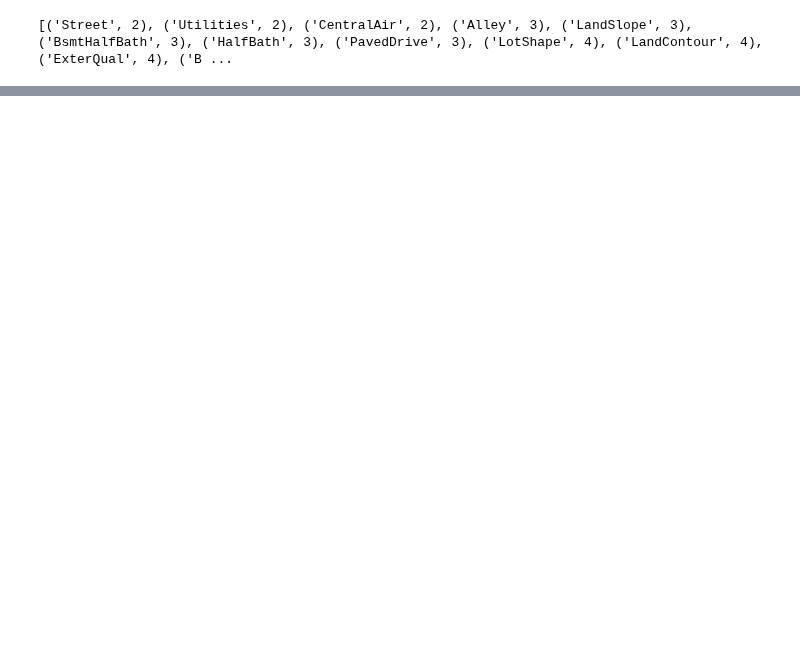
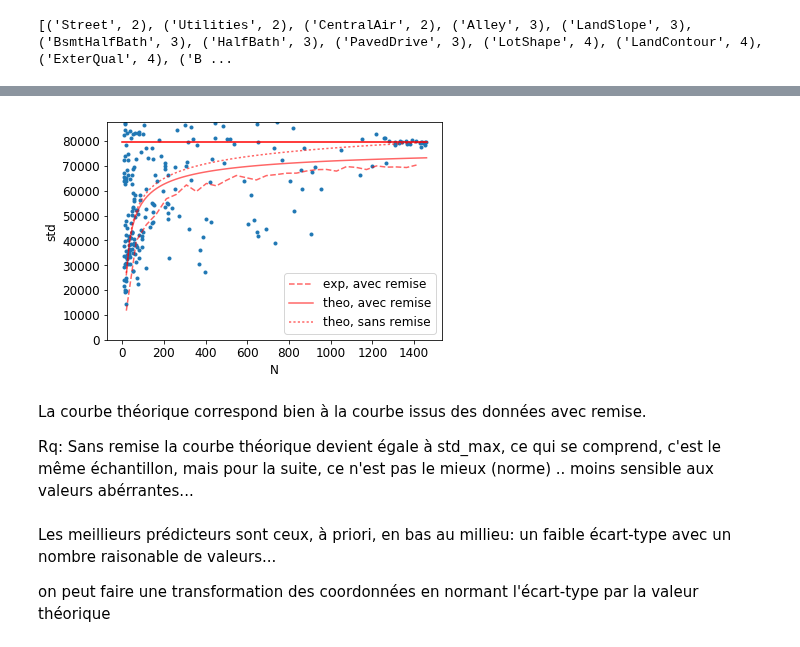
Before and after one commit to xdze2/xdze2.github.io-src, a Jupyter notebook: content/data/house_price.ipynb, the cells around one changed output, grey strips where cells are left out. Saved outputs shown, nothing was run; the diff lists cells and outputs as text; code cells hidden in the pictures; blank space fills up the shorter version.

```diff
--- a/content/data/house_price.ipynb
+++ b/content/data/house_price.ipynb
@@ -86,3 +68,0 @@ plt.plot( df['BedroomAbvGr'], df['SalePrice'], '.')
-# %%
-for classname, k in class_size[:60]:
-    print( '%s (%i): %s' % (classname , k, ' - '.join( [str(s) for s in df[classname].unique() ])) )
@@ -88,0 +112,3 @@ for classname, k in class_size[:60]:
+# %%
+maxstd =  SalePrice.std()
+maxN = df.shape[0]
@@ -88,0 +117,13 @@ for classname, k in class_size[:60]:
+# %%
+n_span = range( 20, maxN, int(maxN/30) )
+n_random, std_random = [], []
+for N in n_span:
+    echantillon = []
+    for k in range( 200 ):
+        V = np.random.choice(SalePrice, size=int(N), replace=True)
+        echantillon.append(  V.std() )
+
+    n_random.append( N )
+    std_random.append( np.std( echantillon ) )
+
+std_random = np.array(std_random)
@@ -88,0 +132,29 @@ for classname, k in class_size[:60]:
+# %%
+# https://fr.wikipedia.org/wiki/Estimateur_(statistique)#Estimateur_de_la_variance_de_Y
+# Pour une distribution gaussienne
+# Avec ou sans remise
+
+n_span_theo = np.linspace(20, maxN, 100)
+std_std_theo_sans = np.sqrt(1/n_span_theo )*maxstd * (maxN - n_span_theo)/(maxN-1)
+std_std_theo_avec = np.sqrt(1/n_span_theo )*maxstd
+# %%
+plt.plot(allN, allstd, '.')
+plt.plot([0, maxN], [maxstd, maxstd], 'r-')
+
+plt.plot(n_random, maxstd - 3*std_random,'--r', alpha=.6, label='exp, avec remise')
+plt.plot(n_span_theo, maxstd - 3*std_std_theo_avec,'-r', alpha=.6, label='theo, avec remise')
+plt.plot(n_span_theo, maxstd - 3*std_std_theo_sans,':r', alpha=.6, label='theo, sans remise')
+
+plt.xlabel('N'); plt.ylabel('std');
+plt.ylim([0, maxstd*1.101]); plt.legend();
+# %% [output]
+[figure, added]
+# %% [markdown]
+La courbe théorique correspond bien à la courbe issus des données avec remise.
+
+Rq: Sans remise la courbe théorique devient égale à std_max, ce qui se comprend, c'est le même échantillon,
+mais pour la suite, ce n'est pas le mieux (norme) .. moins sensible aux valeurs abérrantes...
+# %% [markdown]
+Les meillieurs prédicteurs sont ceux, à priori, en bas au millieu: un faible écart-type avec un nombre raisonable de valeurs...
+
+on peut faire une transformation des coordonnées en normant l'écart-type par la valeur théorique
```
Also changed, not shown: parts of 39 cells of this notebook, 1 other file.
